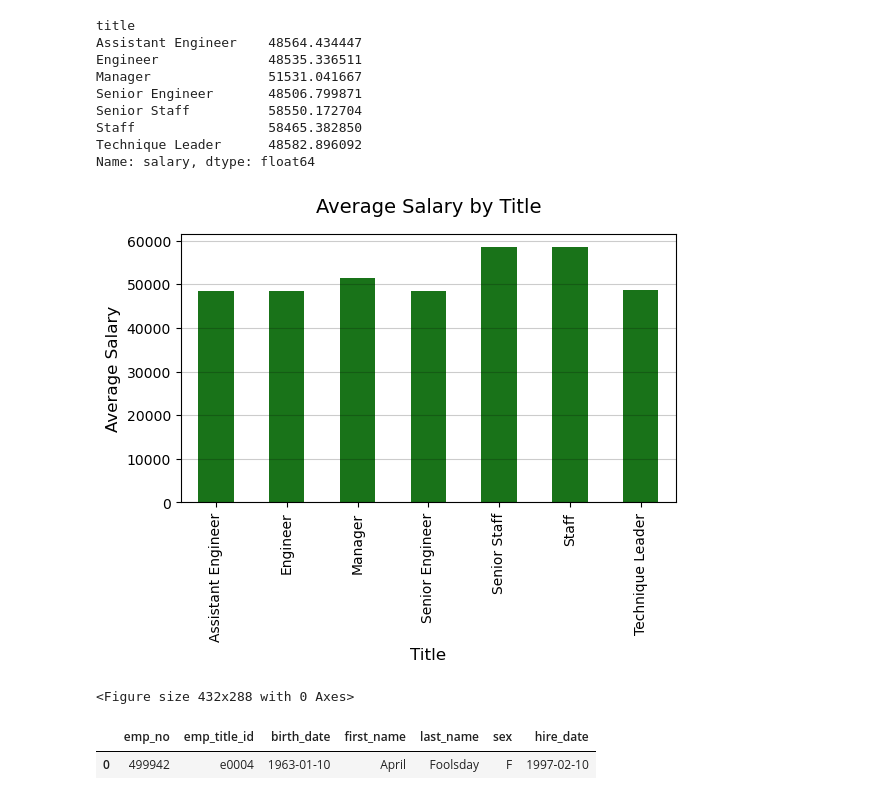
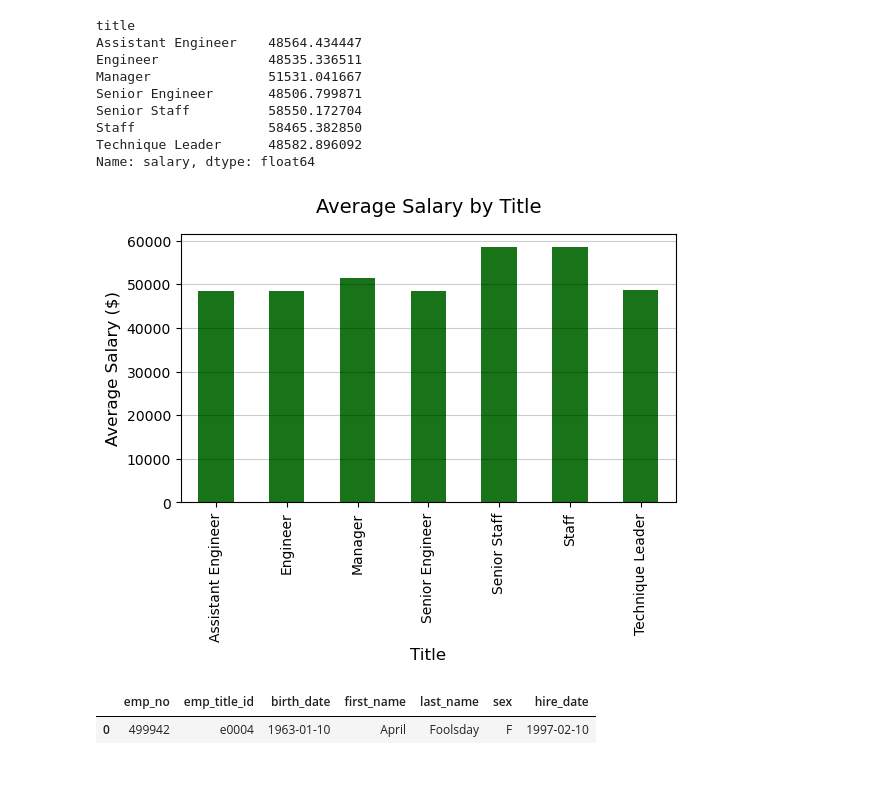
Before and after one commit to DCornea5/sql-challenge, a Jupyter notebook: EmployeeSQL/EmployeeSQL_Pandas.ipynb, the cells around one changed output. Cells and saved outputs as stored; diff of their text form; code cells hidden in the pictures.

Commit message:
figures files

```diff
--- a/EmployeeSQL/EmployeeSQL_Pandas.ipynb
+++ b/EmployeeSQL/EmployeeSQL_Pandas.ipynb
@@ -169,27 +169,26 @@ Name: salary, dtype: float64
 # %%
 # bar chart average salary by title
 
 plt.figure(figsize=(6,5), dpi=100)
 title_s.plot.bar(color=['darkgreen'], alpha = 0.9)
 
 plt.xlabel("Title", size=12)
 plt.xticks(rotation=90, size=10)
 
-plt.ylabel("Average Salary", size=12)
+plt.ylabel("Average Salary ($)", size=12)
 plt.yticks(size=10)
 
 plt.grid(axis='y', color='black', alpha = 0.2)
 
 plt.title("Average Salary by Title", size=14, y=1.05)
 
 plt.tight_layout()
 
+plt.savefig("Output/Fig Average Salary by Title.png")
+
 plt.show()
-
-plt.savefig("Output/Fig Average Salary by Title.png")
 # %% [output]
-[figure, old version]
+[figure, new version]
-<Figure size 432x288 with 0 Axes>
 # %%
 # diplay information for employee ID number 499942 (if exists)
 pd.read_sql("SELECT * FROM employees WHERE emp_no=499942", conn)
```
Also changed, not shown: parts of 1 cell of this notebook, 2 other files.
